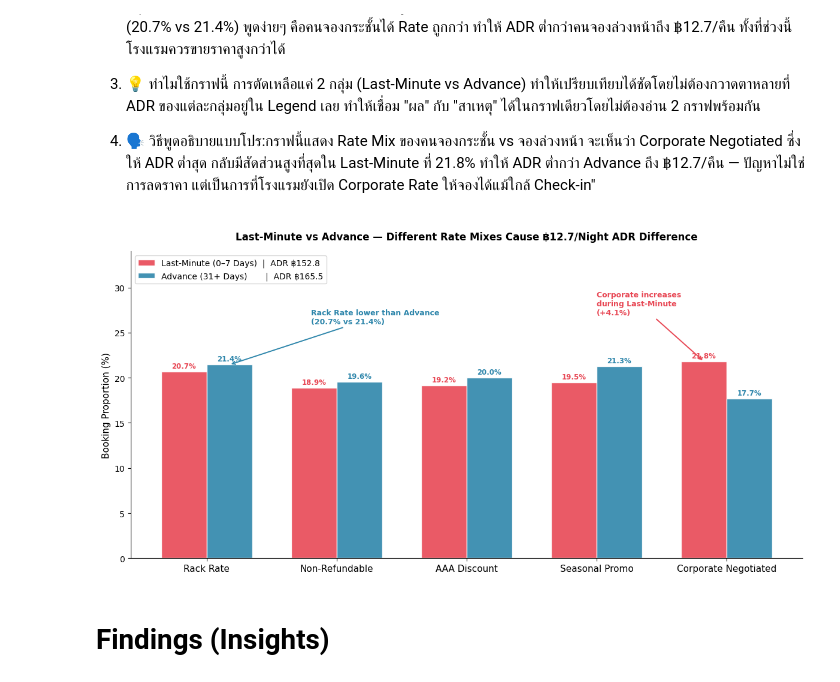
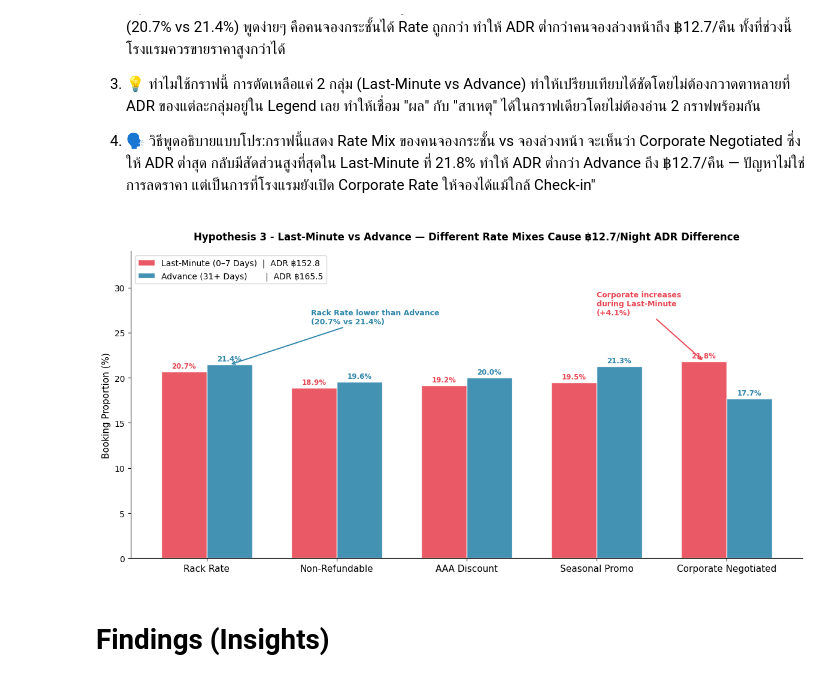
Before and after one commit to ThanaphonUnsap/Project-CP372-Azure-Stay, a Jupyter notebook: notebook/Project_Azure_Stay_Final.ipynb, the cells around one changed output. Drawn from its saved outputs; the diff is of its cells as text; code cells hidden in the pictures.

```diff
--- a/notebook/Project_Azure_Stay_Final.ipynb
+++ b/notebook/Project_Azure_Stay_Final.ipynb
@@ -64,8 +64,8 @@ rate_pct = rate_pct.div(rate_pct.sum(axis=1), axis=0) * 100
 fig, ax = plt.subplots(figsize=(12, 6))
 x = np.arange(len(day_order))
 w = 0.4
-bars1 = ax.bar(x - w/2, rate_pct[True],  w, label="Rack Rate",     color="#2E86AB", edgecolor="white")
-bars2 = ax.bar(x + w/2, rate_pct[False], w, label="Non-Rack Rate", color="#E84855", edgecolor="white")
+bars1 = ax.bar(x - w/2, rate_pct[1.0],  w, label="Rack Rate",     color="#2E86AB", edgecolor="white")
+bars2 = ax.bar(x + w/2, rate_pct[0.0], w, label="Non-Rack Rate", color="#E84855", edgecolor="white")
 
 for bar in bars1:
     ax.text(bar.get_x() + bar.get_width()/2, bar.get_height() + 0.8,
@@ -213,35 +213,35 @@ ax.annotate(
     xy=(corp_idx - width/2, mix_pct.loc["0-7 Days (Last-Minute)", "Corporate Negotiated"]),
     xytext=(corp_idx - 1.0, 27),
     arrowprops=dict(arrowstyle="->", color="#E84855", lw=1.4),
     fontsize=9, color="#E84855", fontweight="bold"
 )
 
 # 2) Rack is lower than Advance
 rack_idx = rate_cols.index("Rack Rate")
 ax.annotate(
     "Rack Rate lower than Advance\n(20.7% vs 21.4%)",
     xy=(rack_idx + width/2, mix_pct.loc["31+ Days (Advance)", "Rack Rate"]),
     xytext=(rack_idx + 0.8, 26),
     arrowprops=dict(arrowstyle="->", color="#2E86AB", lw=1.4),
     fontsize=9, color="#2E86AB", fontweight="bold"
 )
 
 ax.set_xticks(x)
 ax.set_xticklabels(rate_cols, fontsize=11)
 ax.set_ylabel("Booking Proportion (%)", fontsize=11)
 ax.set_ylim(0, 34)
 ax.set_title(
-    "Last-Minute vs Advance — Different Rate Mixes Cause ฿12.7/Night ADR Difference",
+    "Hypothesis 3 - Last-Minute vs Advance — Different Rate Mixes Cause ฿12.7/Night ADR Difference",
     fontsize=12, fontweight="bold", pad=14
 )
 ax.legend(fontsize=10, loc="upper left")
 ax.spines["top"].set_visible(False)
 ax.spines["right"].set_visible(False)
 
 plt.tight_layout()
 plt.show()
 # %% [output]
-[figure, old version]
+[figure, new version]
 # %% [markdown]
 # Findings (Insights)
 # %% [markdown]
```
